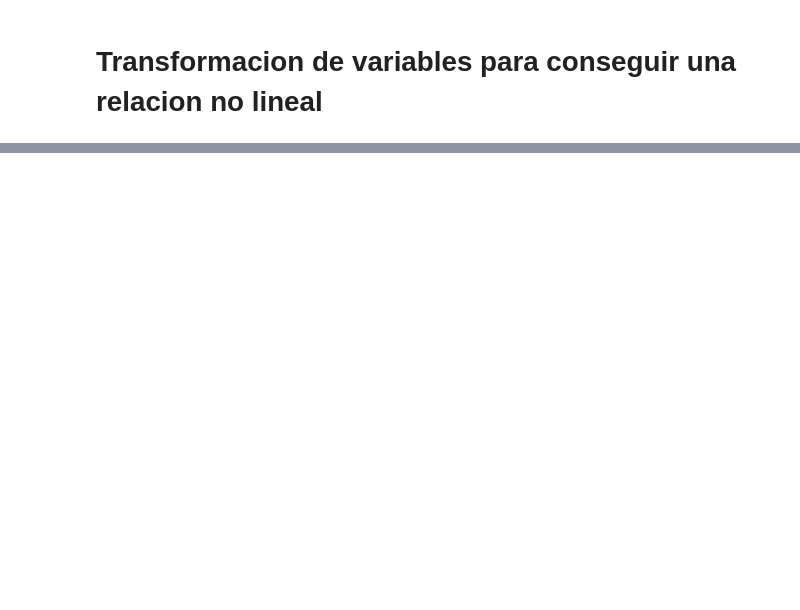
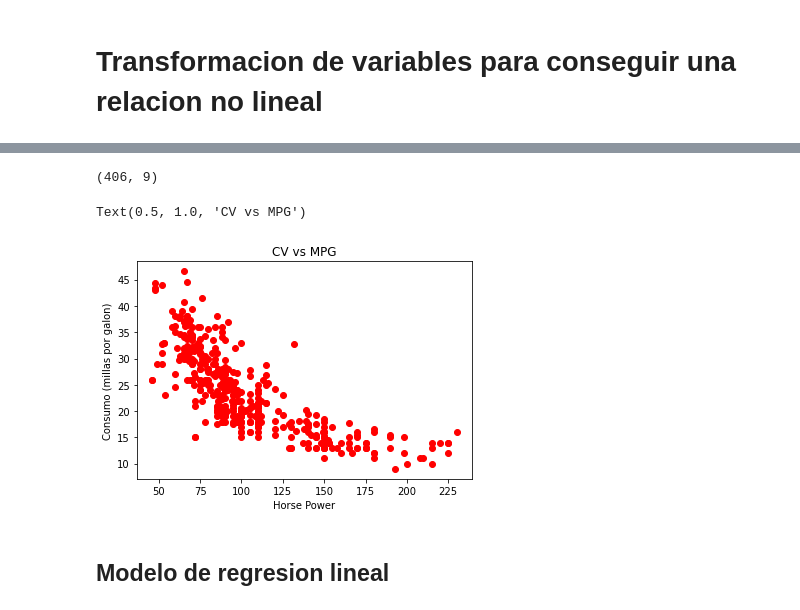
Before and after one commit to diego19508/python-ml-course, a Jupyter notebook: Course/T4 - 5 Linear Regression - Problemas con la regresión lineal.ipynb, the cells around one changed output, grey strips where cells are left out. Cells and saved outputs as stored; diff of their text form; code cells hidden in the pictures; blank space fills up the shorter version.

```diff
--- a/Course/T4 - 5 Linear Regression - Problemas con la regresión lineal.ipynb
+++ b/Course/T4 - 5 Linear Regression - Problemas con la regresión lineal.ipynb
@@ -228,0 +237,2 @@ Los cambios se reflejan en:
+# %%
+data_auto = pd.read_csv("../datasets/auto/auto-mpg.csv")
@@ -228,0 +248,4 @@ Los cambios se reflejan en:
+# %%
+data_auto.shape
+# %% [output]
+(406, 9)
@@ -228,0 +254,13 @@ Los cambios se reflejan en:
+# %%
+%matplotlib inline
+data_auto["mpg"] = data_auto["mpg"].dropna()
+data_auto["horsepower"] = data_auto["horsepower"].dropna()
+plt.plot(data_auto["horsepower"], data_auto["mpg"], "ro")
+plt.xlabel("Horse Power")
+plt.ylabel("Consumo (millas por galon)")
+plt.title("CV vs MPG")
+# %% [output]
+Text(0.5, 1.0, 'CV vs MPG')
+[figure, added]
+# %% [markdown]
+## Modelo de regresion lineal
```
Also changed, not shown: parts of 4 cells of this notebook.
